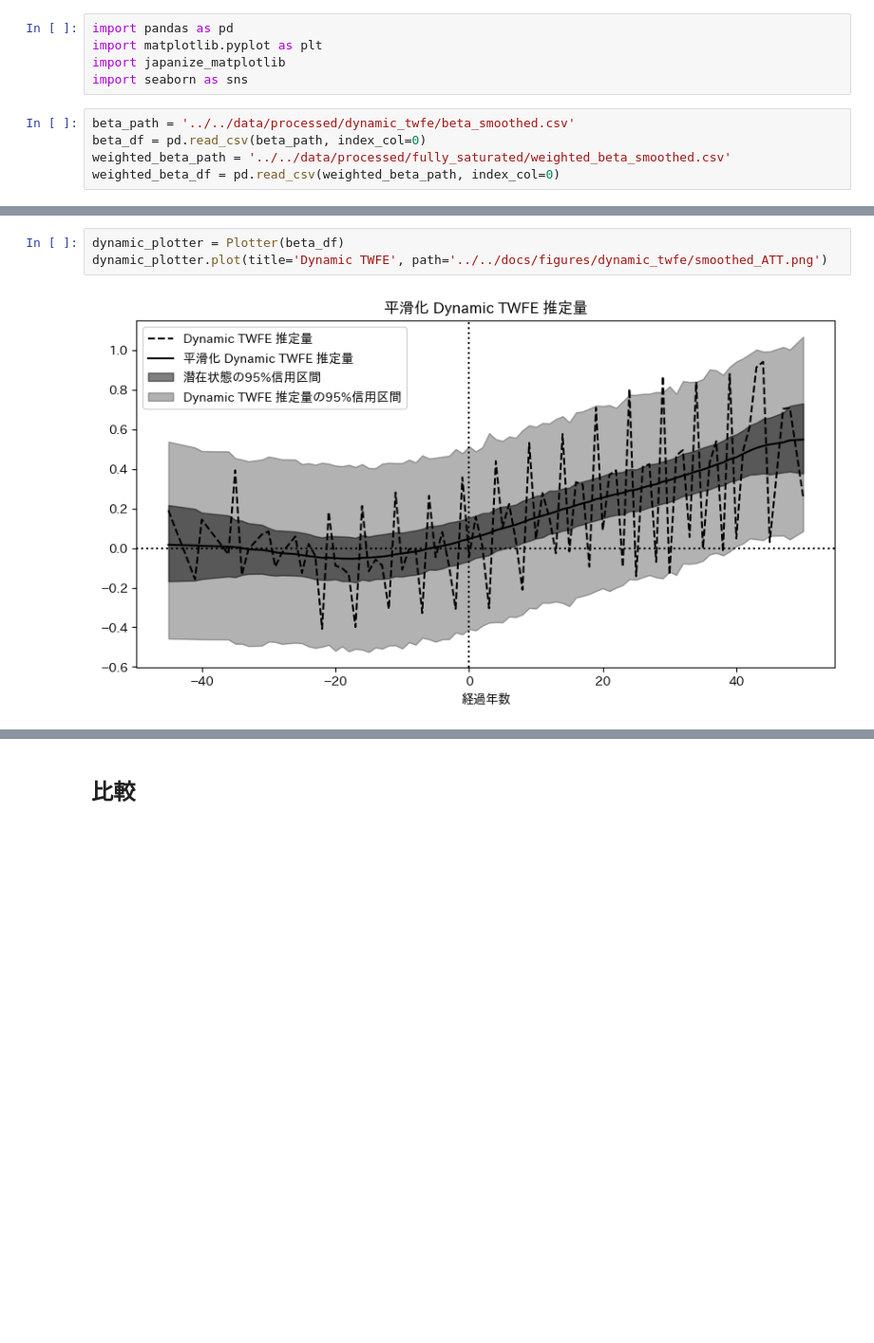
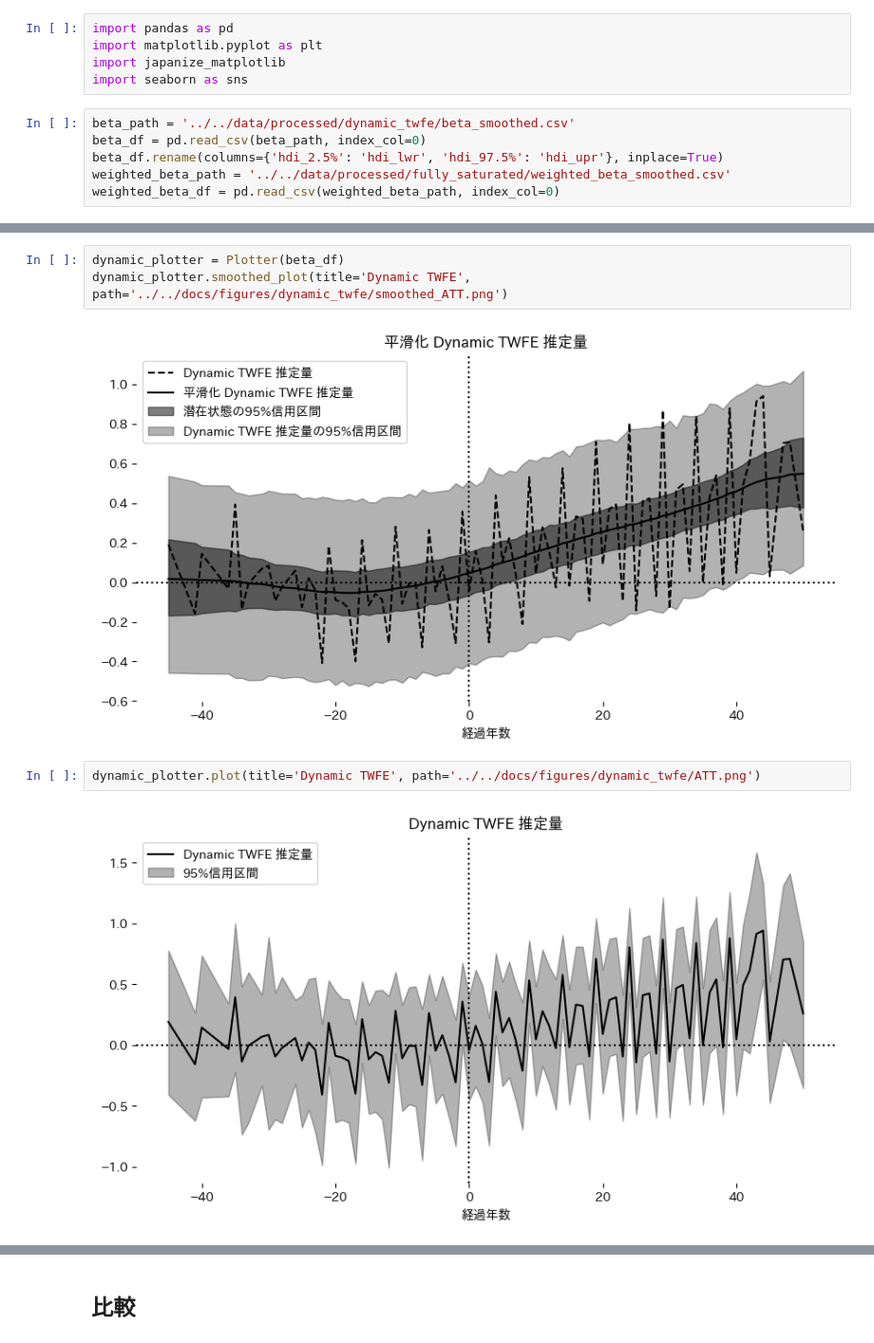
Before and after one commit to Keisei-Akiya/bridge-straw-effects, a Jupyter notebook: src/analysis/fully_vs_dynamic.ipynb, the cells around one changed output, grey strips where cells are left out. Shown at 95% size. Saved outputs shown, nothing was run; the diff lists cells and outputs as text; blank space fills up the shorter version.

```diff
--- a/src/analysis/fully_vs_dynamic.ipynb
+++ b/src/analysis/fully_vs_dynamic.ipynb
@@ -8,6 +8,7 @@ import seaborn as sns
 # %%
 beta_path = '../../data/processed/dynamic_twfe/beta_smoothed.csv'
 beta_df = pd.read_csv(beta_path, index_col=0)
+beta_df.rename(columns={'hdi_2.5%': 'hdi_lwr', 'hdi_97.5%': 'hdi_upr'}, inplace=True)
 weighted_beta_path = '../../data/processed/fully_saturated/weighted_beta_smoothed.csv'
 weighted_beta_df = pd.read_csv(weighted_beta_path, index_col=0)
 # %%
@@ -46,7 +74,11 @@ class Plotter:
 # %%
 dynamic_plotter = Plotter(beta_df)
-dynamic_plotter.plot(title='Dynamic TWFE', path='../../docs/figures/dynamic_twfe/smoothed_ATT.png')
+dynamic_plotter.smoothed_plot(title='Dynamic TWFE', path='../../docs/figures/dynamic_twfe/smoothed_ATT.png')
 # %% [output]
-[figure, old version]
+[figure, new version]
+# %%
+dynamic_plotter.plot(title='Dynamic TWFE', path='../../docs/figures/dynamic_twfe/ATT.png')
+# %% [output]
+[figure, added]
 # %%
 fully_saturated_plotter = Plotter(weighted_beta_df)
```
Also changed, not shown: parts of 3 cells of this notebook, 12 other files.
